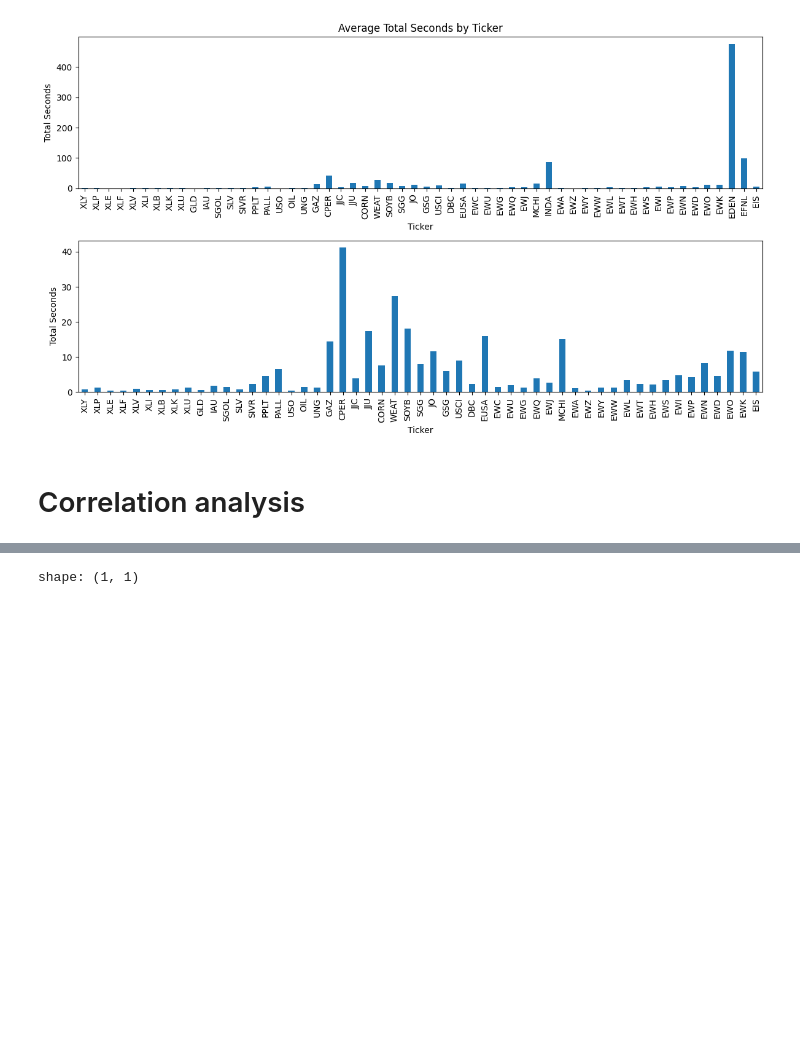
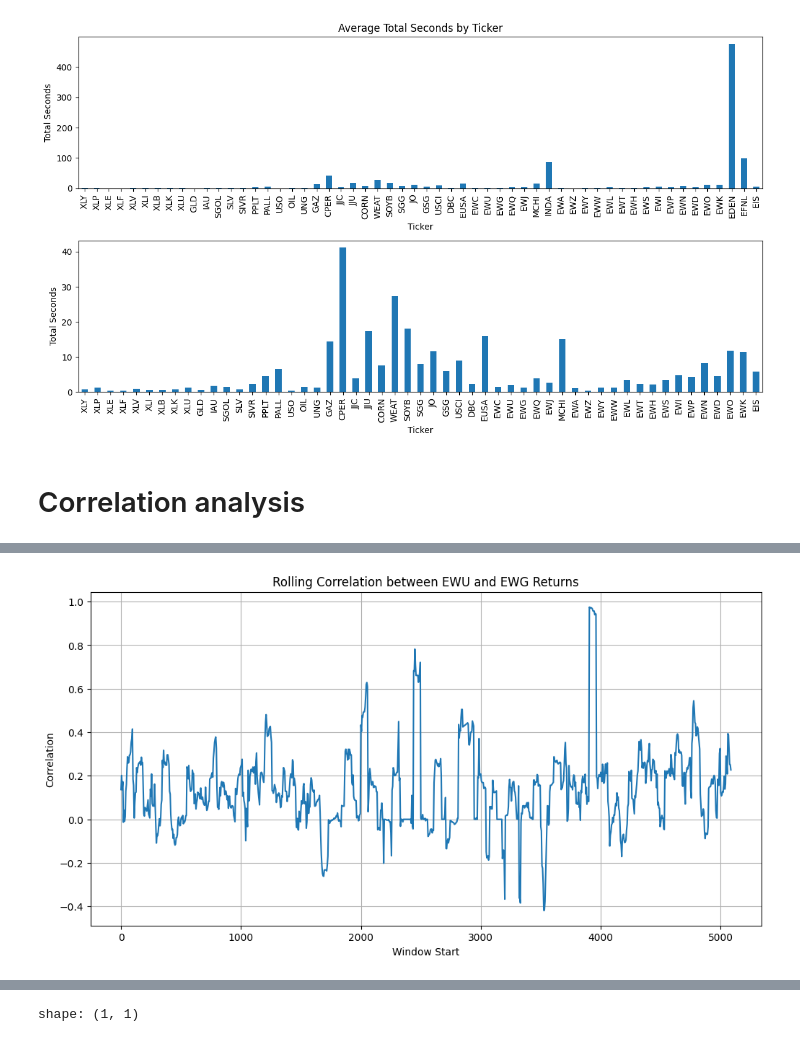
Before and after one commit to hosseinabadi/Big-Data-Correlation-Estimation, a Jupyter notebook: main.ipynb, the cells around one changed output, grey strips where cells are left out. Cells and saved outputs as stored; diff of their text form; code cells hidden in the pictures; blank space fills up the shorter version.

```diff
--- a/main.ipynb
+++ b/main.ipynb
@@ -118,0 +248,20 @@ plt.show()
+# %%
+# Compute returns function in Polars
+def compute_returns(df, price_col="weighted-avg-price", lag=1):
+    return df.with_columns(
+        (pl.col(price_col).diff(lag) / pl.col(price_col).shift(lag)).alias("return")
+    ).drop_nulls(subset=["return"])
+
+# Compute returns
+df_ewu_ret = compute_returns(df_ewu)
+df_ewg_ret = compute_returns(df_ewg)
+
+# Extract return arrays
+arr1 = df_ewu_ret["return"].to_numpy()
+arr2 = df_ewg_ret["return"].to_numpy()
+
+# Filter non-zero values
+if filter_non_zero:
+    non_zero_mask = ~((arr1 == 0) & (arr2 == 0))
+    arr1 = arr1[non_zero_mask]
+    arr2 = arr2[non_zero_mask]
@@ -118,0 +317,9 @@ plt.show()
+# %%
+rolling_corr_df = rolling_cross_correlation(
+    df_ewu_ret, df_ewg_ret,
+    column1="return", column2="return",
+    window_length=60,
+    delta_step=5,
+)
+
+print(rolling_corr_df)
@@ -118,0 +345,15 @@ plt.show()
+# %%
+#Drop NANs and plot
+rolling_corr_df = rolling_corr_df.fill_nan(None)
+rolling_corr_df = rolling_corr_df.drop_nulls()
+
+first_obs = rolling_corr_df.head(1000)
+
+plt.figure(figsize=(12, 6))
+plt.plot(first_obs['window_start'], first_obs['correlation'])
+plt.title('Rolling Correlation between EWU and EWG Returns')
+plt.xlabel('Window Start')
+plt.ylabel('Correlation')
+plt.grid(True)
+# %% [output]
+[figure, added]
```
Also changed, not shown: parts of 23 cells of this notebook.
